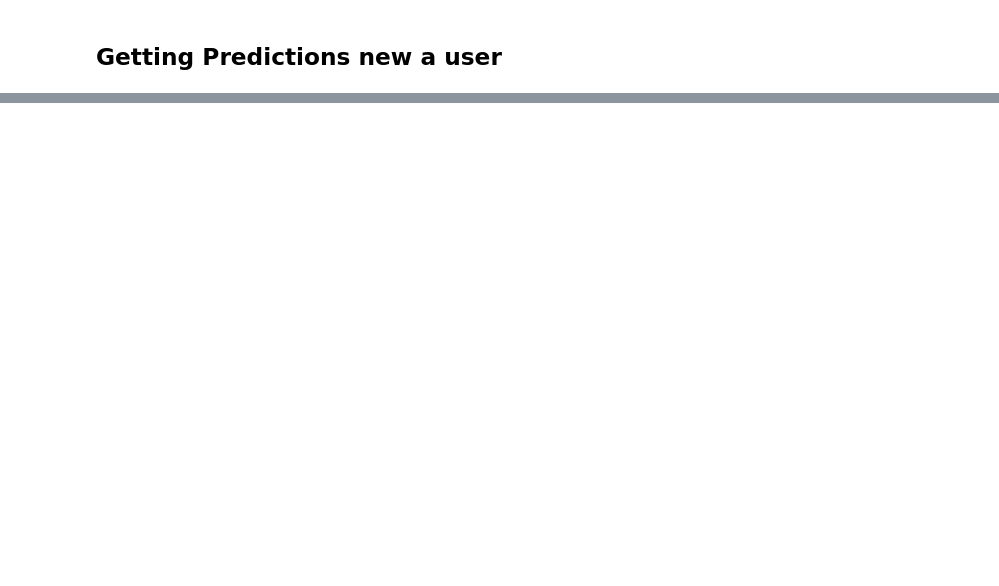
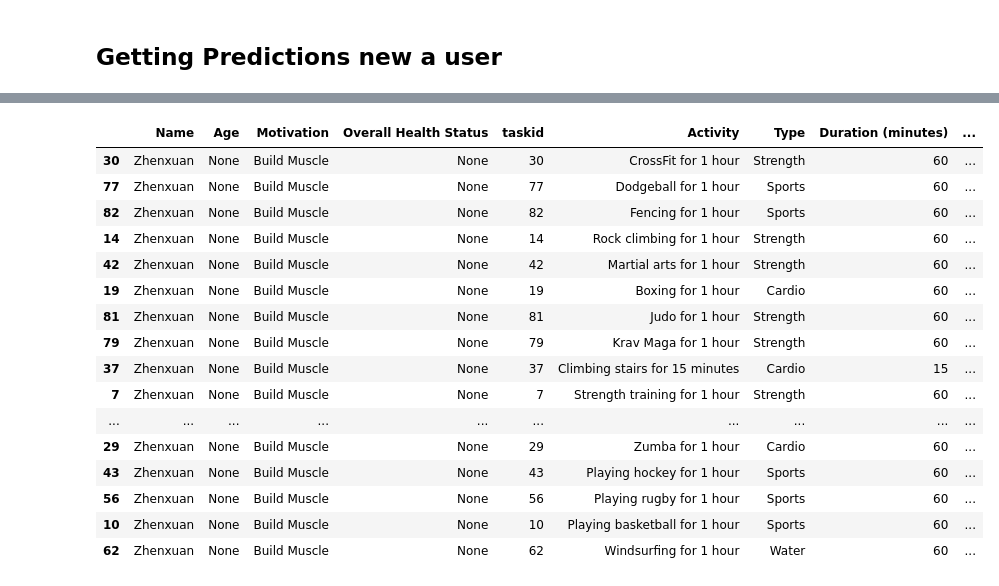
Before and after one commit to akshayanand12/TaskRecommender, a Jupyter notebook: TaskRecommender.ipynb, the cells around one changed output, grey strips where cells are left out. Drawn from its saved outputs; the diff is of its cells as text; code cells hidden in the pictures; blank space fills up the shorter version.

```diff
--- a/TaskRecommender.ipynb
+++ b/TaskRecommender.ipynb
@@ -267,0 +246,30 @@ akshay_prediction
+# %%
+# Illustration of cold start
+data = {
+    'Name': ['Zhenxuan'],
+    'Age': [None],
+    'Motivation': ['Build Muscle'],
+    'Overall Health Status': [None]
+}
+
+zhenxuan_df = pd.DataFrame(data)
+zhenxuan_prediction = create_prediction_for_user(zhenxuan_df)
+zhenxuan_prediction.head(20)
+# %% [output]
+|  | Name | Age | Motivation | Overall Health Status | taskid | Activity | Type | Duration (minutes) | ... |
+| 30 | Zhenxuan | None | Build Muscle | None | 30 | CrossFit for 1 hour | Strength | 60 | ... |
+| 77 | Zhenxuan | None | Build Muscle | None | 77 | Dodgeball for 1 hour | Sports | 60 | ... |
+| 82 | Zhenxuan | None | Build Muscle | None | 82 | Fencing for 1 hour | Sports | 60 | ... |
+| 14 | Zhenxuan | None | Build Muscle | None | 14 | Rock climbing for 1 hour | Strength | 60 | ... |
+| 42 | Zhenxuan | None | Build Muscle | None | 42 | Martial arts for 1 hour | Strength | 60 | ... |
+| 19 | Zhenxuan | None | Build Muscle | None | 19 | Boxing for 1 hour | Cardio | 60 | ... |
+| 81 | Zhenxuan | None | Build Muscle | None | 81 | Judo for 1 hour | Strength | 60 | ... |
+| 79 | Zhenxuan | None | Build Muscle | None | 79 | Krav Maga for 1 hour | Strength | 60 | ... |
+| 37 | Zhenxuan | None | Build Muscle | None | 37 | Climbing stairs for 15 minutes | Cardio | 15 | ... |
+| 7 | Zhenxuan | None | Build Muscle | None | 7 | Strength training for 1 hour | Strength | 60 | ... |
+| ... | ... | ... | ... | ... | ... | ... | ... | ... | ... |
+| 29 | Zhenxuan | None | Build Muscle | None | 29 | Zumba for 1 hour | Cardio | 60 | ... |
+| 43 | Zhenxuan | None | Build Muscle | None | 43 | Playing hockey for 1 hour | Sports | 60 | ... |
+| 56 | Zhenxuan | None | Build Muscle | None | 56 | Playing rugby for 1 hour | Sports | 60 | ... |
+| 10 | Zhenxuan | None | Build Muscle | None | 10 | Playing basketball for 1 hour | Sports | 60 | ... |
+| 62 | Zhenxuan | None | Build Muscle | None | 62 | Windsurfing for 1 hour | Water | 60 | ... |
```
Also changed, not shown: parts of 14 cells of this notebook, 6 other files.
